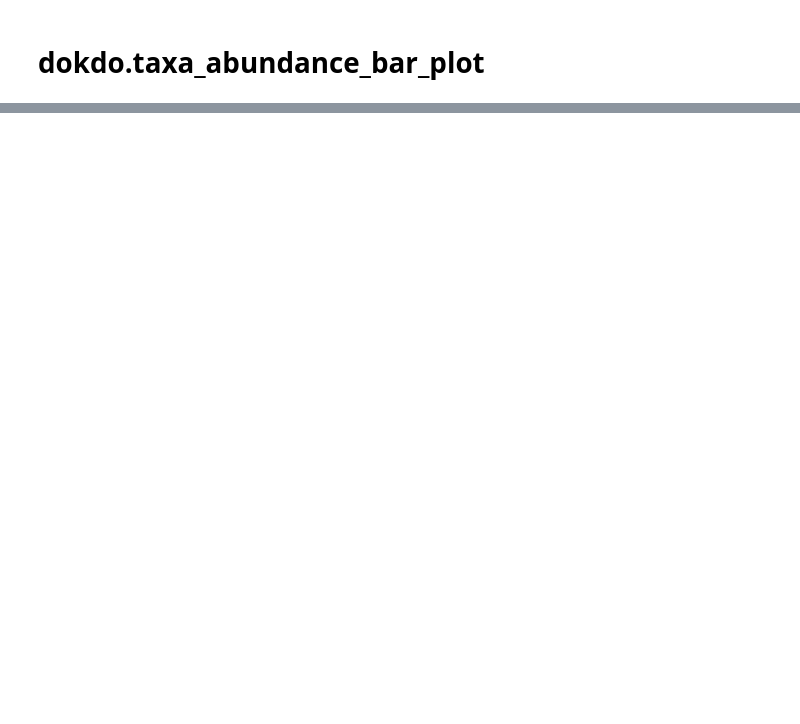
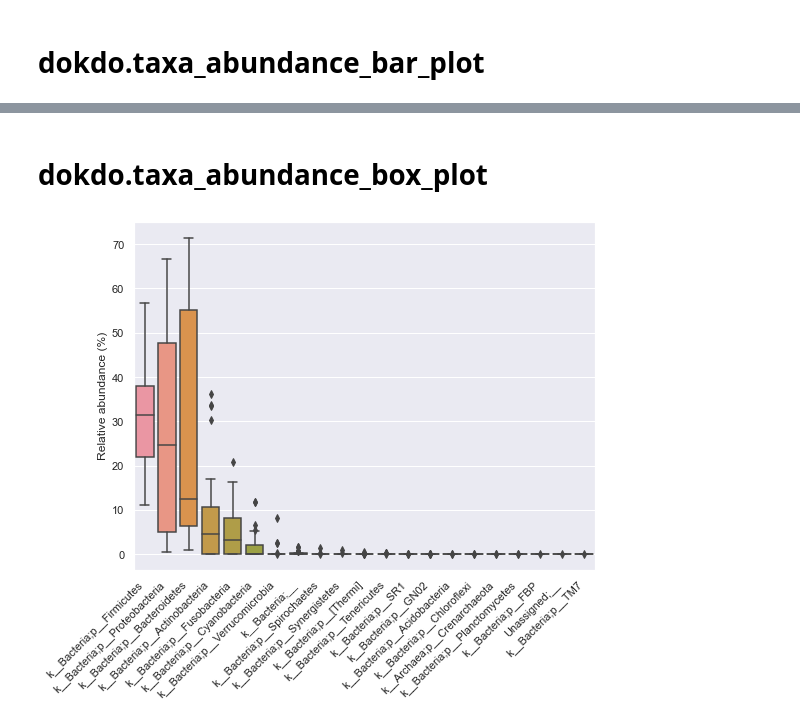
Before and after one commit to sbslee/dokdo, a Jupyter notebook: example.ipynb, the cells around one changed output, grey strips where cells are left out. Drawn from its saved outputs; the diff is of its cells as text; code cells hidden in the pictures; blank space fills up the shorter version.

```diff
--- a/example.ipynb
+++ b/example.ipynb
@@ -457,0 +413,16 @@ plt.tight_layout()
+# %% [markdown]
+# dokdo.taxa_abundance_box_plot
+# %%
+import dokdo
+import matplotlib.pyplot as plt
+%matplotlib inline
+import seaborn as sns
+sns.set()
+qzv_file = '/Users/sbslee/Desktop/dokdo/data/moving-pictures-tutorial/taxa-bar-plots.qzv'
+dokdo.taxa_abundance_box_plot(qzv_file,
+                              level=2,
+                              figsize=(8, 7))
+plt.tight_layout()
+plt.savefig('docs/images/taxa_abundance_box_plot-1.png')
+# %% [output]
+[figure, added]
```
Also changed, not shown: parts of 30 cells of this notebook, 5 other files.
